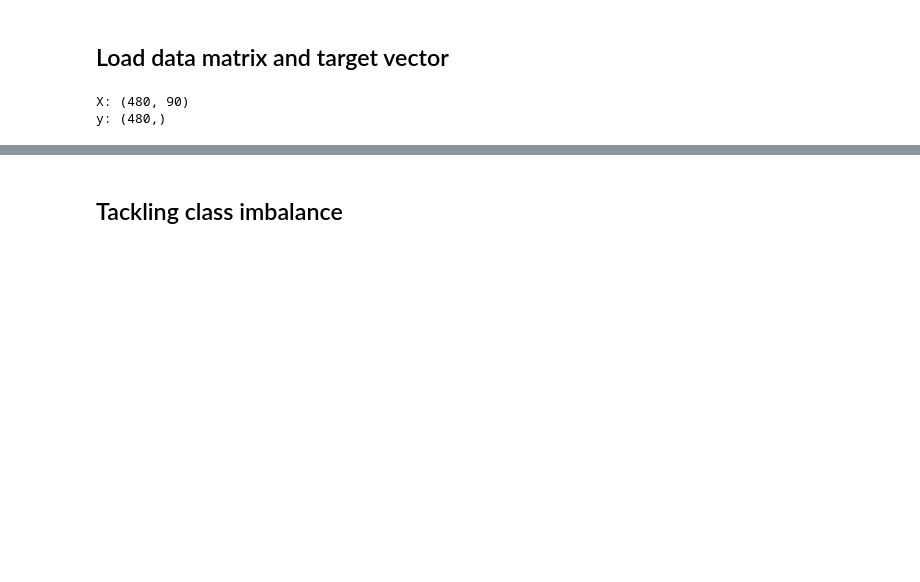
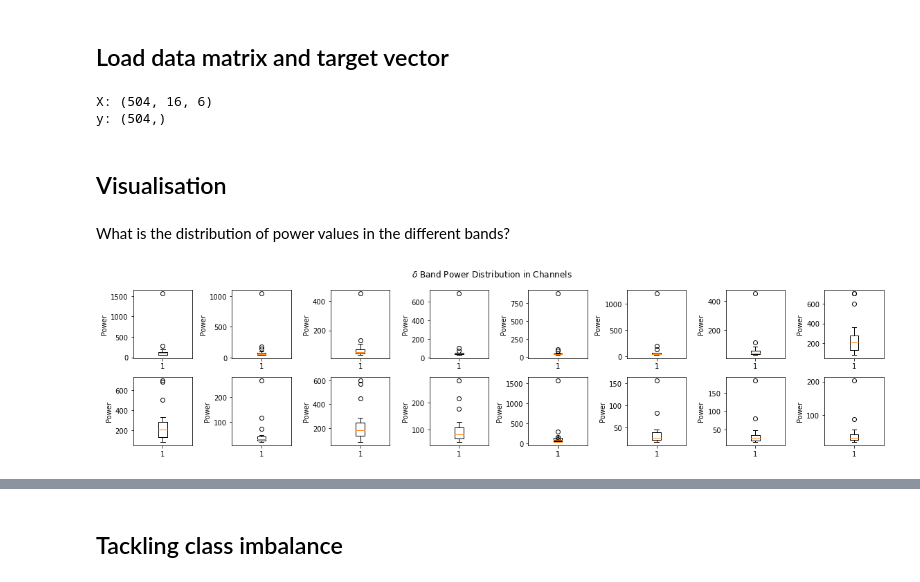
Before and after one commit to samisnotinsane/aes-kaggle-seizure-prediction, a Jupyter notebook: Dog_1/06_classifier_knn.ipynb, the cells around one changed output, grey strips where cells are left out. Cells and saved outputs as stored; diff of their text form; code cells hidden in the pictures; blank space fills up the shorter version.

Commit message:
Adding data visualisation

```diff
--- a/Dog_1/06_classifier_knn.ipynb
+++ b/Dog_1/06_classifier_knn.ipynb
@@ -30,7 +30,7 @@ patient_names
 # %% [markdown]
 ## Load data matrix and target vector
 # %%
-for i in range(len(patient_names)):
+for i in range(len(patient_names) - 4):
     patient_name = patient_names[i]
     files_dir = data_dir + patient_name + '/' + 'Power_In_Band_Features' + '/'
     patient_files = os.listdir(files_dir)
@@ -44,9 +44,9 @@ for i in range(len(patient_names)):
                 group_key = list(f.keys())[0]
                 data = np.array(f.get(group_key))
             if re.findall('_interictal_segment_', patient_file_name):
-                interictal_features.append(data.flatten())
+                interictal_features.append(data)
             if re.findall('_preictal_segment_', patient_file_name):
-                preictal_features.append(data.flatten())
+                preictal_features.append(data)
     interictal_ys = np.zeros((len(interictal_features),))
     preictal_ys = np.ones(len(preictal_features))
 
@@ -59,5 +59,30 @@ for i in range(len(patient_names)):
 print('X:', X.shape)
 print('y:', y.shape)
 # %% [output]
-X: (480, 90)
-y: (480,)
+X: (504, 16, 6)
+y: (504,)
+# %% [markdown]
+## Visualisation
+# %%
+delta = X[:,:,0:1]
+theta = X[:,:,1:2]
+alpha = X[:,:,2:3]
+beta = X[:,:,3:4]
+low_gamma = X[:,:,4:5]
+high_gamma = X[:,:,5:6]
+# %% [markdown]
+What is the distribution of power values in the different bands?
+# %%
+# delta across all channels
+fig, axes = plt.subplots(figsize=(16,4), nrows=2, ncols=8)
+axes[1,4].boxplot(delta[i])
+for i in range(0,8):
+    axes[0,i].boxplot(delta[i])
+    axes[0,i].set_ylabel('Power')
+for i in range(0, 8):
+    axes[1,i].boxplot(delta[i+8])
+    axes[1,i].set_ylabel('Power')
+fig.suptitle(r'$\delta$ Band Power Distribution in Channels')
+fig.tight_layout()
+# %% [output]
+[figure, added]
```
Also changed, not shown: parts of 10 cells of this notebook, 1 other file.
